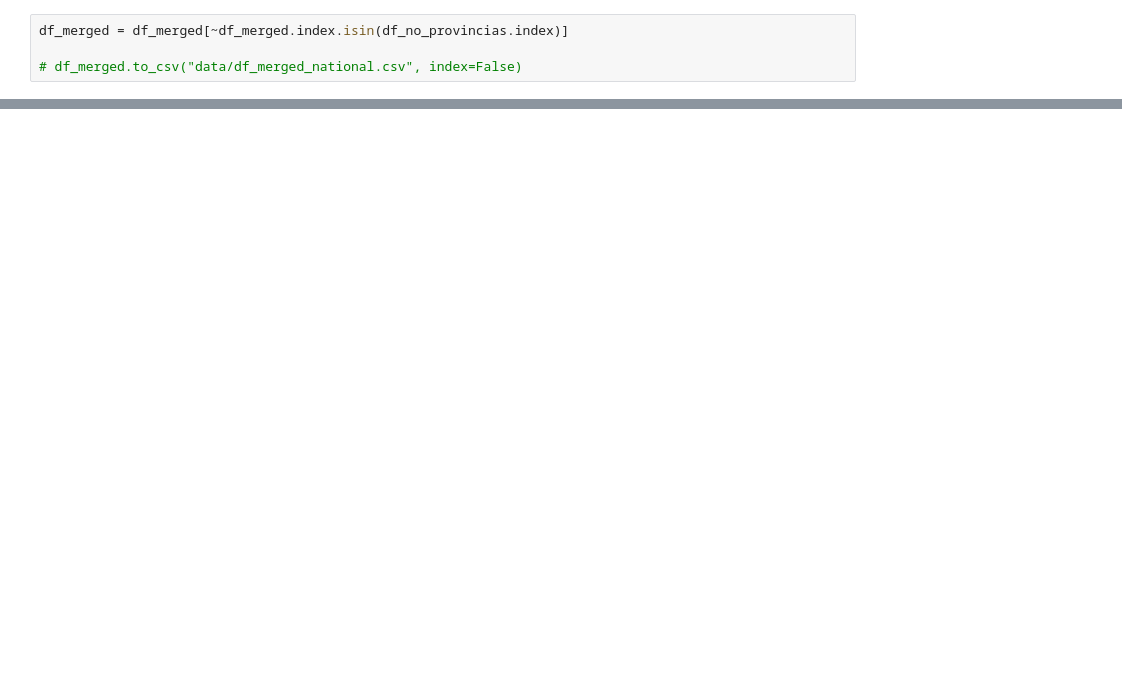
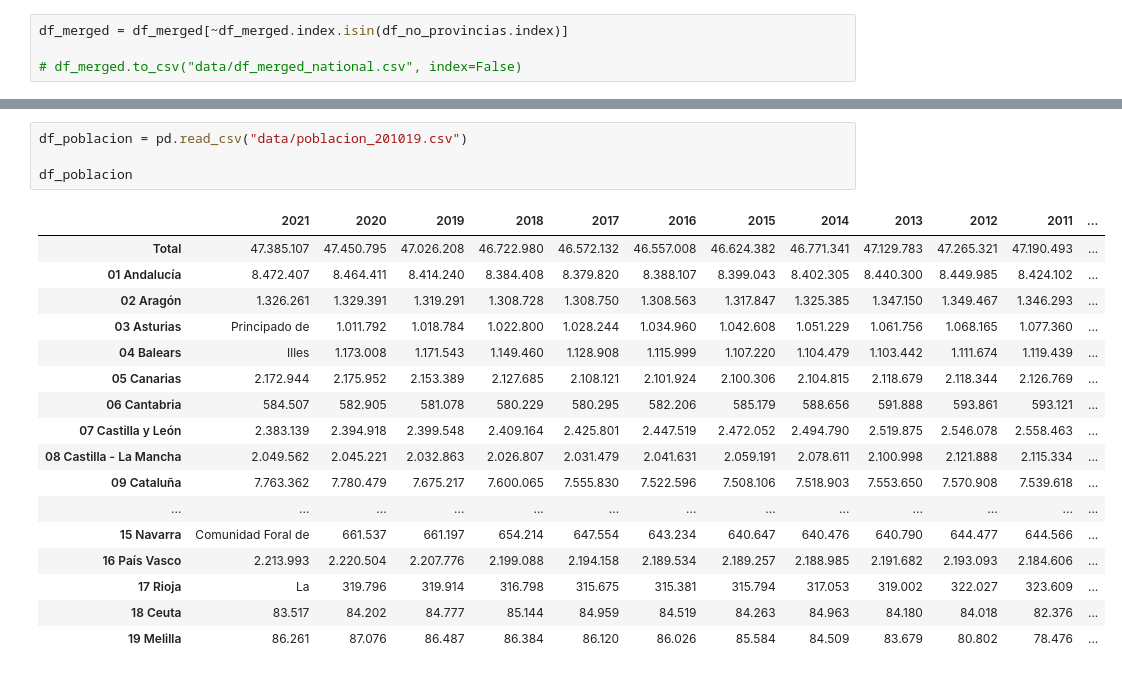
Before and after one commit to ivanalonsom/Project6, a Jupyter notebook: main.ipynb, the cells around one changed output, grey strips where cells are left out. Saved outputs shown, nothing was run; the diff lists cells and outputs as text; blank space fills up the shorter version.

```diff
--- a/main.ipynb
+++ b/main.ipynb
@@ -100,0 +98,22 @@ df_merged
+# %%
+df_poblacion = pd.read_csv("data/poblacion_201019.csv")
+
+df_poblacion
+# %% [output]
+|  | 2021 | 2020 | 2019 | 2018 | 2017 | 2016 | 2015 | 2014 | 2013 | 2012 | 2011 | ... |
+| Total | 47.385.107 | 47.450.795 | 47.026.208 | 46.722.980 | 46.572.132 | 46.557.008 | 46.624.382 | 46.771.341 | 47.129.783 | 47.265.321 | 47.190.493 | ... |
+| 01 Andalucía | 8.472.407 | 8.464.411 | 8.414.240 | 8.384.408 | 8.379.820 | 8.388.107 | 8.399.043 | 8.402.305 | 8.440.300 | 8.449.985 | 8.424.102 | ... |
+| 02 Aragón | 1.326.261 | 1.329.391 | 1.319.291 | 1.308.728 | 1.308.750 | 1.308.563 | 1.317.847 | 1.325.385 | 1.347.150 | 1.349.467 | 1.346.293 | ... |
+| 03 Asturias | Principado de | 1.011.792 | 1.018.784 | 1.022.800 | 1.028.244 | 1.034.960 | 1.042.608 | 1.051.229 | 1.061.756 | 1.068.165 | 1.077.360 | ... |
+| 04 Balears | Illes | 1.173.008 | 1.171.543 | 1.149.460 | 1.128.908 | 1.115.999 | 1.107.220 | 1.104.479 | 1.103.442 | 1.111.674 | 1.119.439 | ... |
+| 05 Canarias | 2.172.944 | 2.175.952 | 2.153.389 | 2.127.685 | 2.108.121 | 2.101.924 | 2.100.306 | 2.104.815 | 2.118.679 | 2.118.344 | 2.126.769 | ... |
+| 06 Cantabria | 584.507 | 582.905 | 581.078 | 580.229 | 580.295 | 582.206 | 585.179 | 588.656 | 591.888 | 593.861 | 593.121 | ... |
+| 07 Castilla y León | 2.383.139 | 2.394.918 | 2.399.548 | 2.409.164 | 2.425.801 | 2.447.519 | 2.472.052 | 2.494.790 | 2.519.875 | 2.546.078 | 2.558.463 | ... |
+| 08 Castilla - La Mancha | 2.049.562 | 2.045.221 | 2.032.863 | 2.026.807 | 2.031.479 | 2.041.631 | 2.059.191 | 2.078.611 | 2.100.998 | 2.121.888 | 2.115.334 | ... |
+| 09 Cataluña | 7.763.362 | 7.780.479 | 7.675.217 | 7.600.065 | 7.555.830 | 7.522.596 | 7.508.106 | 7.518.903 | 7.553.650 | 7.570.908 | 7.539.618 | ... |
+| ... | ... | ... | ... | ... | ... | ... | ... | ... | ... | ... | ... | ... |
+| 15 Navarra | Comunidad Foral de | 661.537 | 661.197 | 654.214 | 647.554 | 643.234 | 640.647 | 640.476 | 640.790 | 644.477 | 644.566 | ... |
+| 16 País Vasco | 2.213.993 | 2.220.504 | 2.207.776 | 2.199.088 | 2.194.158 | 2.189.534 | 2.189.257 | 2.188.985 | 2.191.682 | 2.193.093 | 2.184.606 | ... |
+| 17 Rioja | La | 319.796 | 319.914 | 316.798 | 315.675 | 315.381 | 315.794 | 317.053 | 319.002 | 322.027 | 323.609 | ... |
+| 18 Ceuta | 83.517 | 84.202 | 84.777 | 85.144 | 84.959 | 84.519 | 84.263 | 84.963 | 84.180 | 84.018 | 82.376 | ... |
+| 19 Melilla | 86.261 | 87.076 | 86.487 | 86.384 | 86.120 | 86.026 | 85.584 | 84.509 | 83.679 | 80.802 | 78.476 | ... |
```
Also changed, not shown: parts of 14 cells of this notebook, 4 other files.
